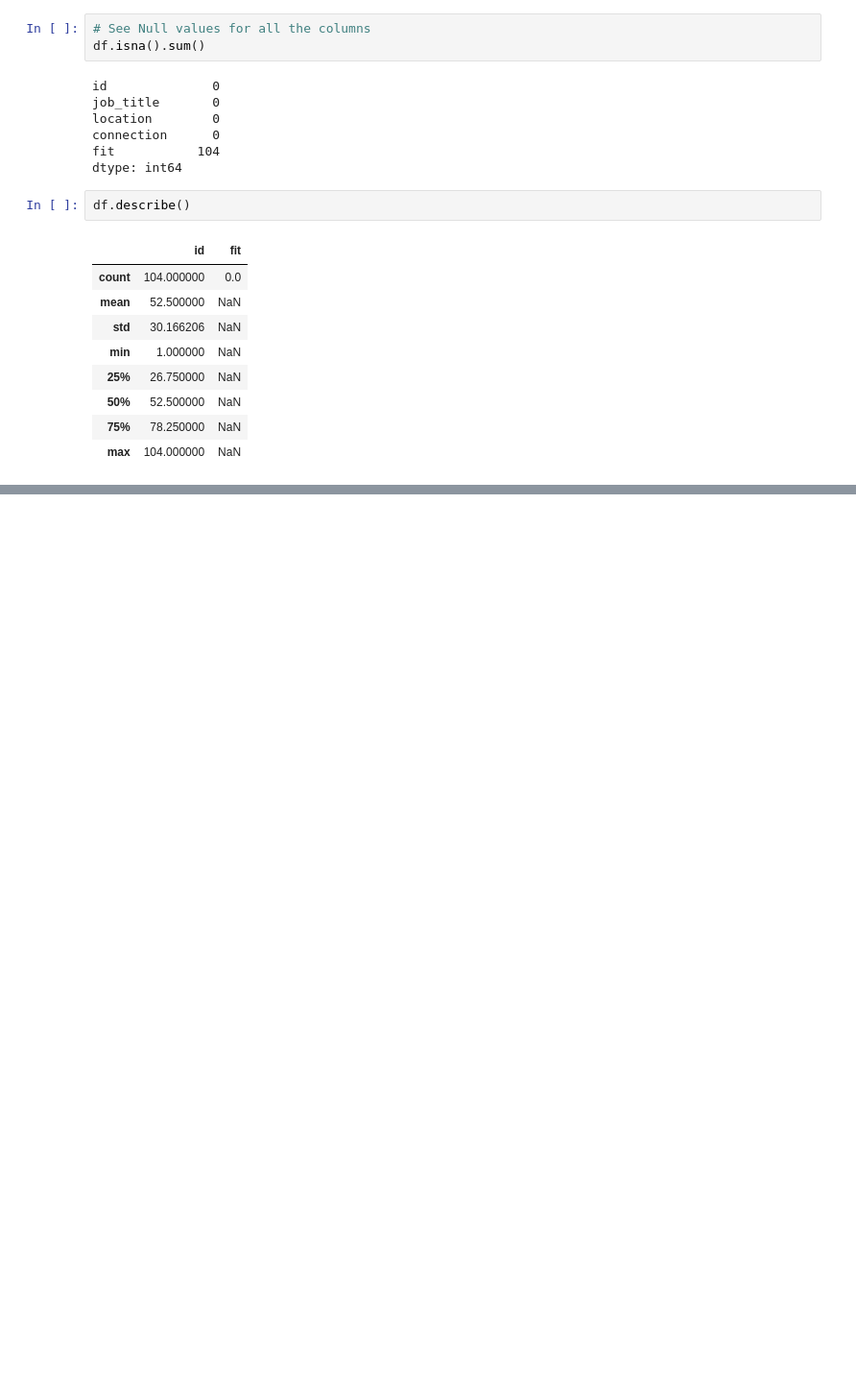
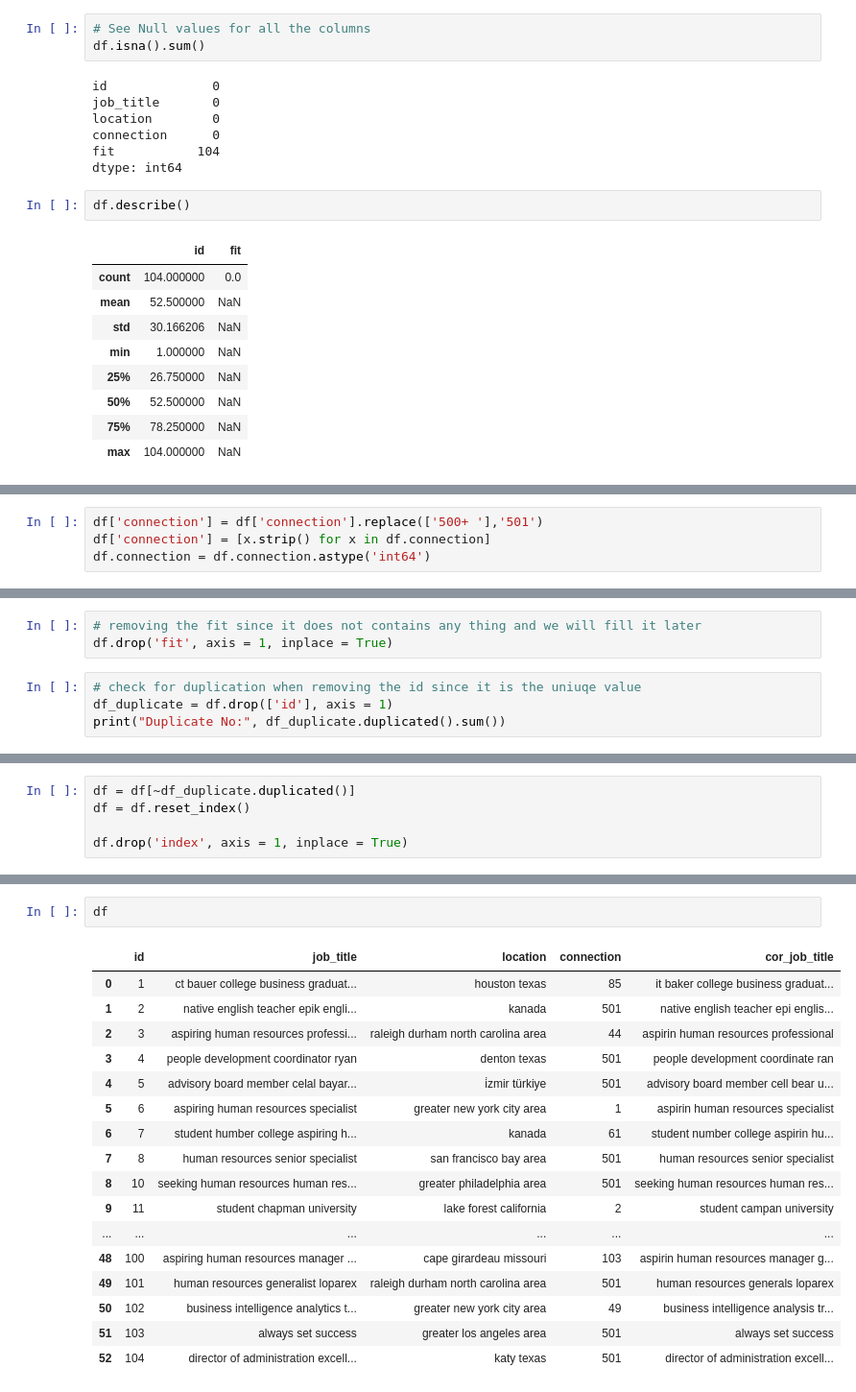
Before and after one commit to alkhonain/Potential-Talents, a Jupyter notebook: notebook.ipynb, the cells around one changed output, grey strips where cells are left out. Shown at 96% size. Cells and saved outputs as stored; diff of their text form; blank space fills up the shorter version.

```diff
--- a/notebook.ipynb
+++ b/notebook.ipynb
@@ -108,0 +181,4 @@ df.describe()
+# %%
+df['connection'] = df['connection'].replace(['500+ '],'501')
+df['connection'] = [x.strip() for x in df.connection]
+df.connection = df.connection.astype('int64')
@@ -108,0 +205,7 @@ df.describe()
+# %%
+# removing the fit since it does not contains any thing and we will fill it later
+df.drop('fit', axis = 1, inplace = True)
+# %%
+# check for duplication when removing the id since it is the uniuqe value
+df_duplicate = df.drop(['id'], axis = 1)
+print("Duplicate No:", df_duplicate.duplicated().sum())
@@ -108,0 +214,5 @@ df.describe()
+# %%
+df = df[~df_duplicate.duplicated()]
+df = df.reset_index()
+
+df.drop('index', axis = 1, inplace = True)
@@ -108,0 +283,20 @@ df.describe()
+# %%
+df
+# %% [output]
+|  | id | job_title | location | connection | cor_job_title |
+| 0 | 1 | ct bauer college business graduat... | houston texas | 85 | it baker college business graduat... |
+| 1 | 2 | native english teacher epik engli... | kanada | 501 | native english teacher epi englis... |
+| 2 | 3 | aspiring human resources professi... | raleigh durham north carolina area | 44 | aspirin human resources professional |
+| 3 | 4 | people development coordinator ryan | denton texas | 501 | people development coordinate ran |
+| 4 | 5 | advisory board member celal bayar... | i̇zmir türkiye | 501 | advisory board member cell bear u... |
+| 5 | 6 | aspiring human resources specialist | greater new york city area | 1 | aspirin human resources specialist |
+| 6 | 7 | student humber college aspiring h... | kanada | 61 | student number college aspirin hu... |
+| 7 | 8 | human resources senior specialist | san francisco bay area | 501 | human resources senior specialist |
+| 8 | 10 | seeking human resources human res... | greater philadelphia area | 501 | seeking human resources human res... |
+| 9 | 11 | student chapman university | lake forest california | 2 | student campan university |
+| ... | ... | ... | ... | ... | ... |
+| 48 | 100 | aspiring human resources manager ... | cape girardeau missouri | 103 | aspirin human resources manager g... |
+| 49 | 101 | human resources generalist loparex | raleigh durham north carolina area | 501 | human resources generals loparex |
+| 50 | 102 | business intelligence analytics t... | greater new york city area | 49 | business intelligence analysis tr... |
+| 51 | 103 | always set success | greater los angeles area | 501 | always set success |
+| 52 | 104 | director of administration excell... | katy texas | 501 | director of administration excell... |
```
Also changed, not shown: parts of 47 cells of this notebook, 1 other file.
